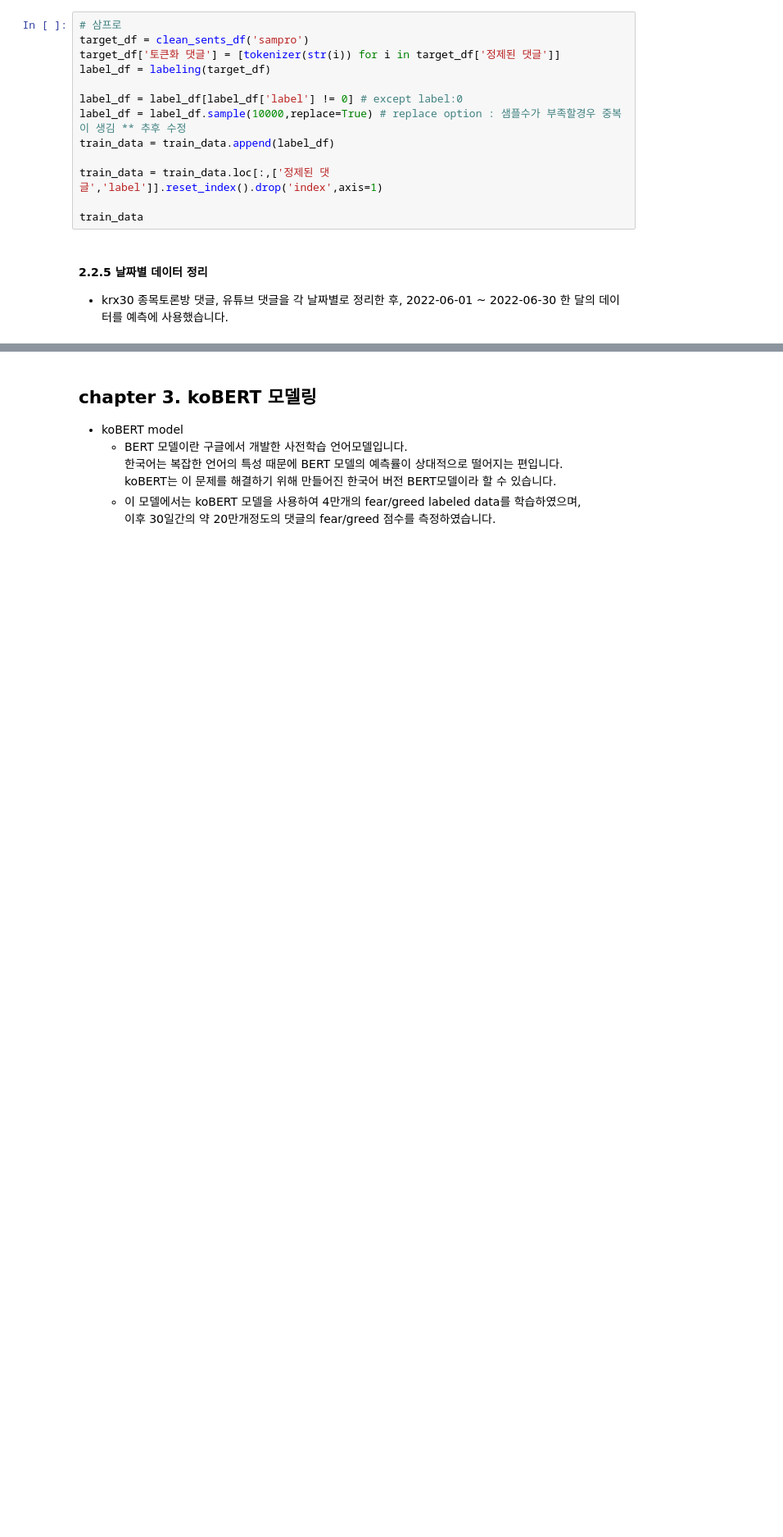
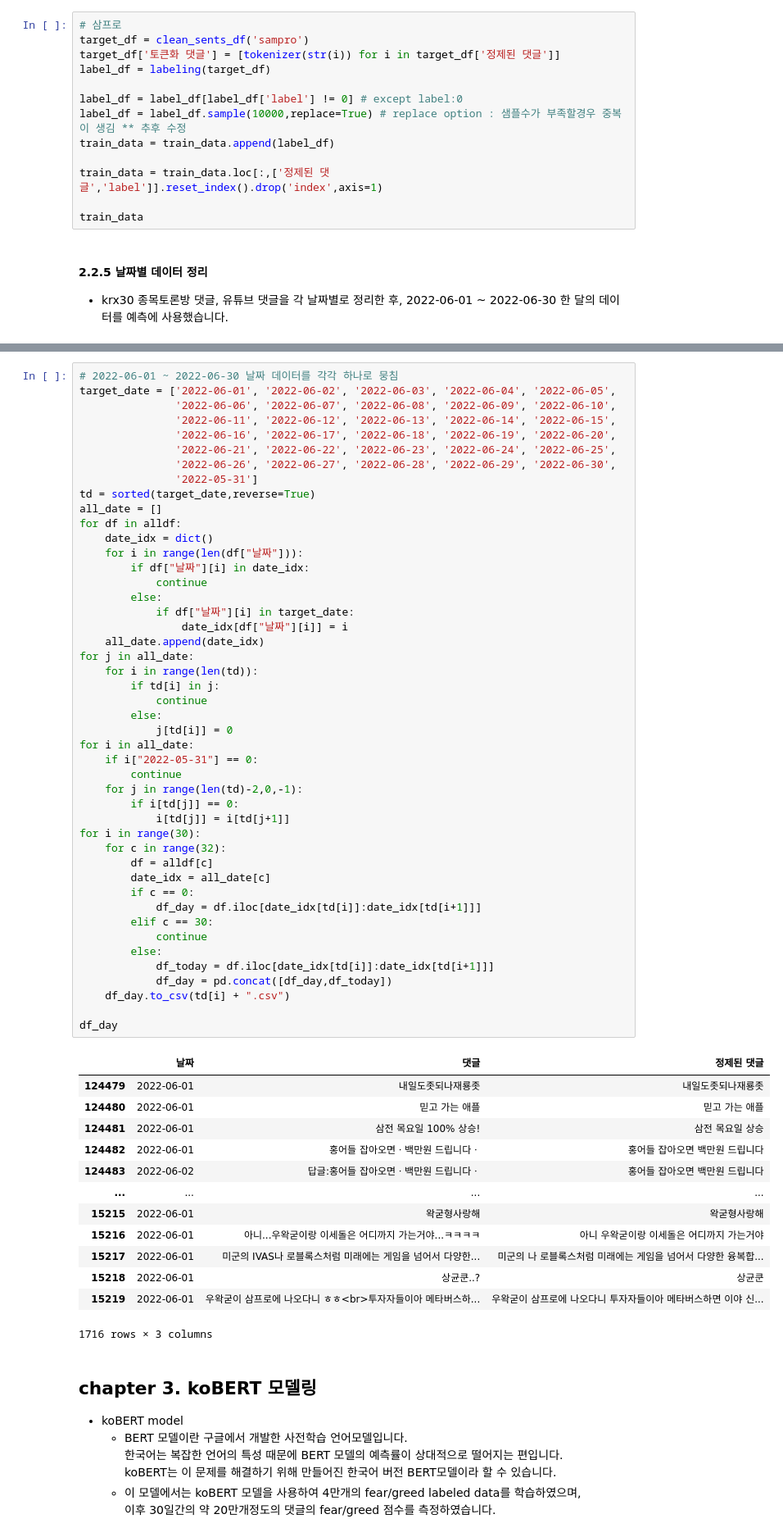
Before and after one commit to NewYorkKim/KRX_2022, a Jupyter notebook: master/제1회 KRX 금융 빅데이터 활용 아이디어 경진대회.ipynb, the cells around one changed output, grey strips where cells are left out. Shown at 82% size. Drawn from its saved outputs; the diff is of its cells as text; blank space fills up the shorter version.

```diff
--- a/master/제1회 KRX 금융 빅데이터 활용 아이디어 경진대회.ipynb
+++ b/master/제1회 KRX 금융 빅데이터 활용 아이디어 경진대회.ipynb
@@ -521,3 +508,63 @@ pd.read_csv("2022-06-01.csv")
+# %%
+# 2022-06-01 ~ 2022-06-30 날짜 데이터를 각각 하나로 뭉침
+target_date = ['2022-06-01', '2022-06-02', '2022-06-03', '2022-06-04', '2022-06-05',
+               '2022-06-06', '2022-06-07', '2022-06-08', '2022-06-09', '2022-06-10',
+               '2022-06-11', '2022-06-12', '2022-06-13', '2022-06-14', '2022-06-15',
+               '2022-06-16', '2022-06-17', '2022-06-18', '2022-06-19', '2022-06-20',
+               '2022-06-21', '2022-06-22', '2022-06-23', '2022-06-24', '2022-06-25',
+               '2022-06-26', '2022-06-27', '2022-06-28', '2022-06-29', '2022-06-30',
+               '2022-05-31']
+td = sorted(target_date,reverse=True)
+all_date = []
+for df in alldf:
+    date_idx = dict()
+    for i in range(len(df["날짜"])):
+        if df["날짜"][i] in date_idx:
+            continue
+        else:
+            if df["날짜"][i] in target_date:
+                date_idx[df["날짜"][i]] = i
+    all_date.append(date_idx)
+for j in all_date:
+    for i in range(len(td)):
+        if td[i] in j:
+            continue
+        else:
+            j[td[i]] = 0
+for i in all_date:
+    if i["2022-05-31"] == 0:
+        continue
+    for j in range(len(td)-2,0,-1):
+        if i[td[j]] == 0:
+            i[td[j]] = i[td[j+1]]
+for i in range(30):
+    for c in range(32):
+        df = alldf[c]
+        date_idx = all_date[c]
+        if c == 0:
+            df_day = df.iloc[date_idx[td[i]]:date_idx[td[i+1]]]
+        elif c == 30:
+            continue
+        else:
+            df_today = df.iloc[date_idx[td[i]]:date_idx[td[i+1]]]
+            df_day = pd.concat([df_day,df_today])
+    df_day.to_csv(td[i] + ".csv")
+
+df_day
+# %% [output]
+|  | 날짜 | 댓글 | 정제된 댓글 |
+| 124479 | 2022-06-01 | 내일도좃되나재룡좃 | 내일도좃되나재룡좃 |
+| 124480 | 2022-06-01 | 믿고 가는 애플 | 믿고 가는 애플 |
+| 124481 | 2022-06-01 | 삼전 목요일 100% 상승! | 삼전 목요일 상승 |
+| 124482 | 2022-06-01 | 홍어들 잡아오면ㆍ백만원 드립니다ㆍ | 홍어들 잡아오면 백만원 드립니다 |
+| 124483 | 2022-06-02 | 답글:홍어들 잡아오면ㆍ백만원 드립니다ㆍ | 홍어들 잡아오면 백만원 드립니다 |
+| ... | ... | ... | ... |
+| 15215 | 2022-06-01 | 왁굳형사랑해 | 왁굳형사랑해 |
+| 15216 | 2022-06-01 | 아니...우왁굳이랑 이세돌은 어디까지 가는거야...ㅋㅋㅋㅋ | 아니 우왁굳이랑 이세돌은 어디까지 가는거야 |
+| 15217 | 2022-06-01 | 미군의 IVAS나 로블록스처럼 미래에는 게임을 넘어서 다양한... | 미군의 나 로블록스처럼 미래에는 게임을 넘어서 다양한 융복합... |
+| 15218 | 2022-06-01 | 상균쿤..? | 상균쿤 |
+| 15219 | 2022-06-01 | 우왁굳이 삼프로에 나오다니 ㅎㅎ<br>투자자들이아 메타버스하... | 우왁굳이 삼프로에 나오다니 투자자들이아 메타버스하면 이야 신... |
+1716 rows × 3 columns
 # %% [markdown]
 ## chapter 3. koBERT 모델링
 + koBERT model
```
Also changed, not shown: parts of 21 cells of this notebook.
